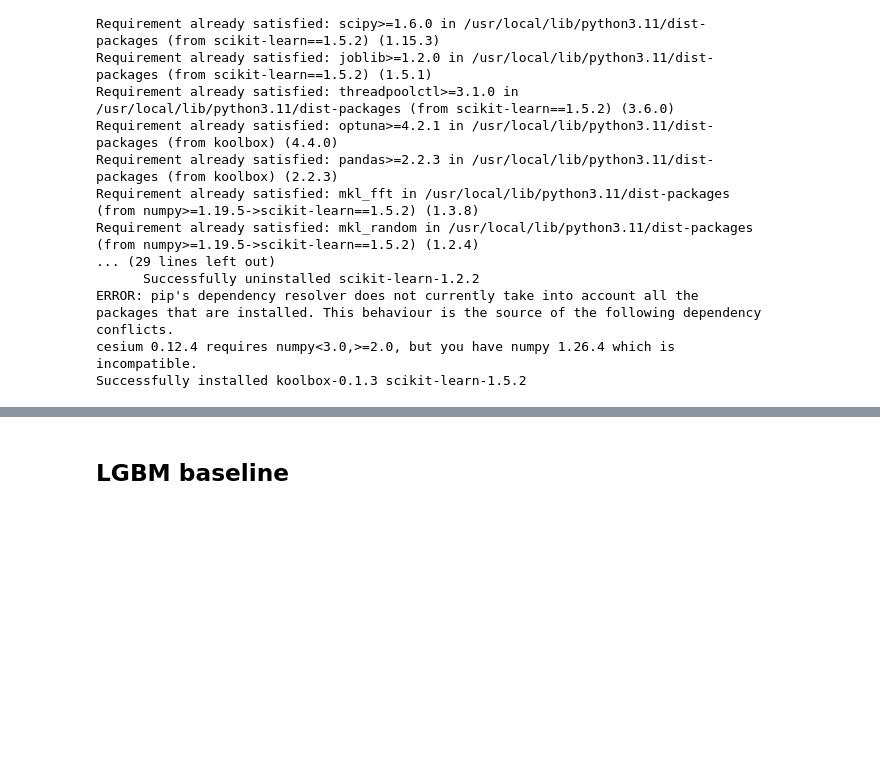
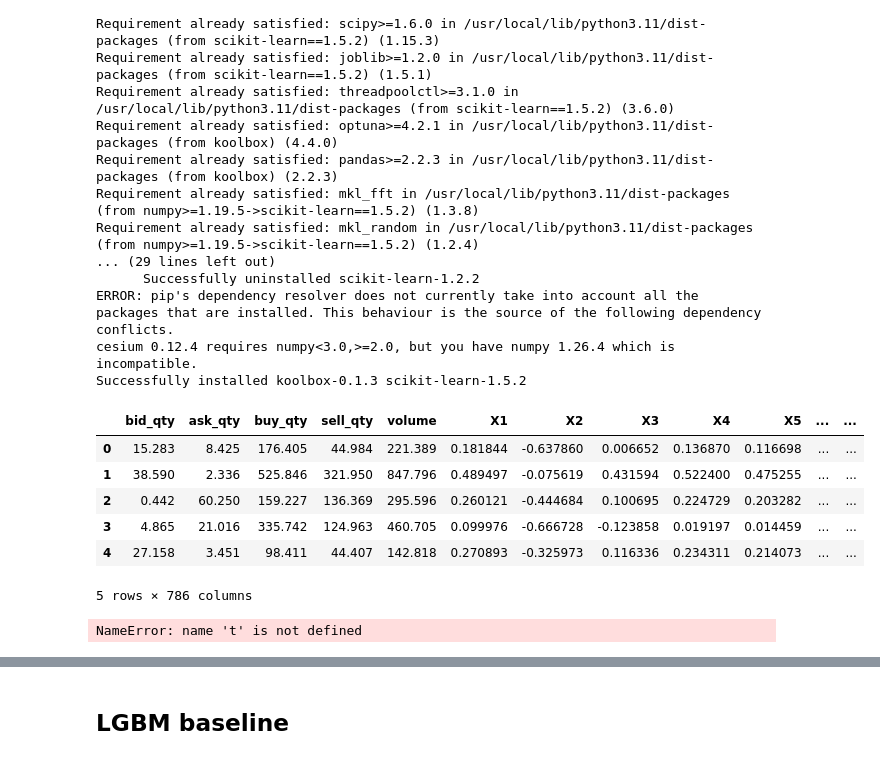
Before and after one commit to Syforeal/kaggle-DRW, a Jupyter notebook: drw1-0.ipynb, the cells around one changed output, grey strips where cells are left out. Drawn from its saved outputs; the diff is of its cells as text; code cells hidden in the pictures; blank space fills up the shorter version.

```diff
--- a/drw1-0.ipynb
+++ b/drw1-0.ipynb
@@ -340,21 +301,24 @@ train_path = "/kaggle/input/drw-crypto-market-prediction/train.parquet"
 test_path = "/kaggle/input/drw-crypto-market-prediction/test.parquet"
 sample_sub_path = "/kaggle/input/drw-crypto-market-prediction/sample_submission.csv"
 
-train = pd.read_parquet(train_path).reset_index(drop=True)
-test = pd.read_parquet(test_path).reset_index(drop=True)
+train = pd.read_parquet(train_path)
 
-print("Train set:", train.columns)
-
-train = train.drop(columns=removed_fea)
-test = test.drop(columns=["label"] + removed_fea)
-
-# train = reduce_mem_usage(train, "train")
-# test = reduce_mem_usage(test, "test")
-
-X = train.drop(target, axis=1)
-y = train[target]
-X_test = test
-
-x_train, x_val, y_train, y_val = train_test_split(
-    x, y, test_size=0.2, random_state=42
-)
+test = pd.read_parquet(test_path)
+# %%
+train = train.reset_index(drop=True)
+test = test.reset_index(drop=True)
+# %%
+t = train.reset_index(drop=True)
+t.head(5)
+# %% [output]
+|  | bid_qty | ask_qty | buy_qty | sell_qty | volume | X1 | X2 | X3 | X4 | X5 | ... | ... |
+| 0 | 15.283 | 8.425 | 176.405 | 44.984 | 221.389 | 0.181844 | -0.637860 | 0.006652 | 0.136870 | 0.116698 | ... | ... |
+| 1 | 38.590 | 2.336 | 525.846 | 321.950 | 847.796 | 0.489497 | -0.075619 | 0.431594 | 0.522400 | 0.475255 | ... | ... |
+| 2 | 0.442 | 60.250 | 159.227 | 136.369 | 295.596 | 0.260121 | -0.444684 | 0.100695 | 0.224729 | 0.203282 | ... | ... |
+| 3 | 4.865 | 21.016 | 335.742 | 124.963 | 460.705 | 0.099976 | -0.666728 | -0.123858 | 0.019197 | 0.014459 | ... | ... |
+| 4 | 27.158 | 3.451 | 98.411 | 44.407 | 142.818 | 0.270893 | -0.325973 | 0.116336 | 0.234311 | 0.214073 | ... | ... |
+5 rows × 786 columns
+# %%
+del t
+# %% [output]
+NameError: name 't' is not defined
```
Also changed, not shown: parts of 22 cells of this notebook.
